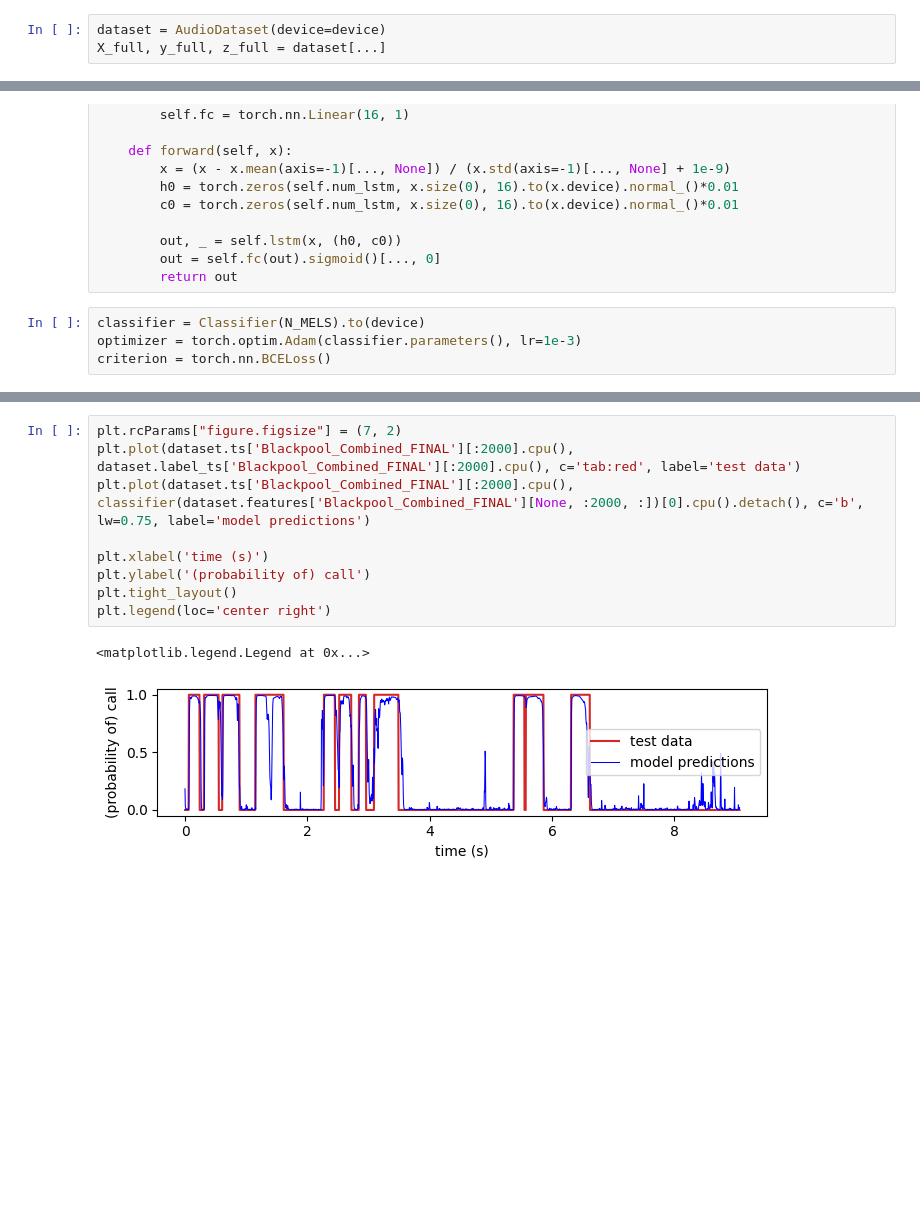
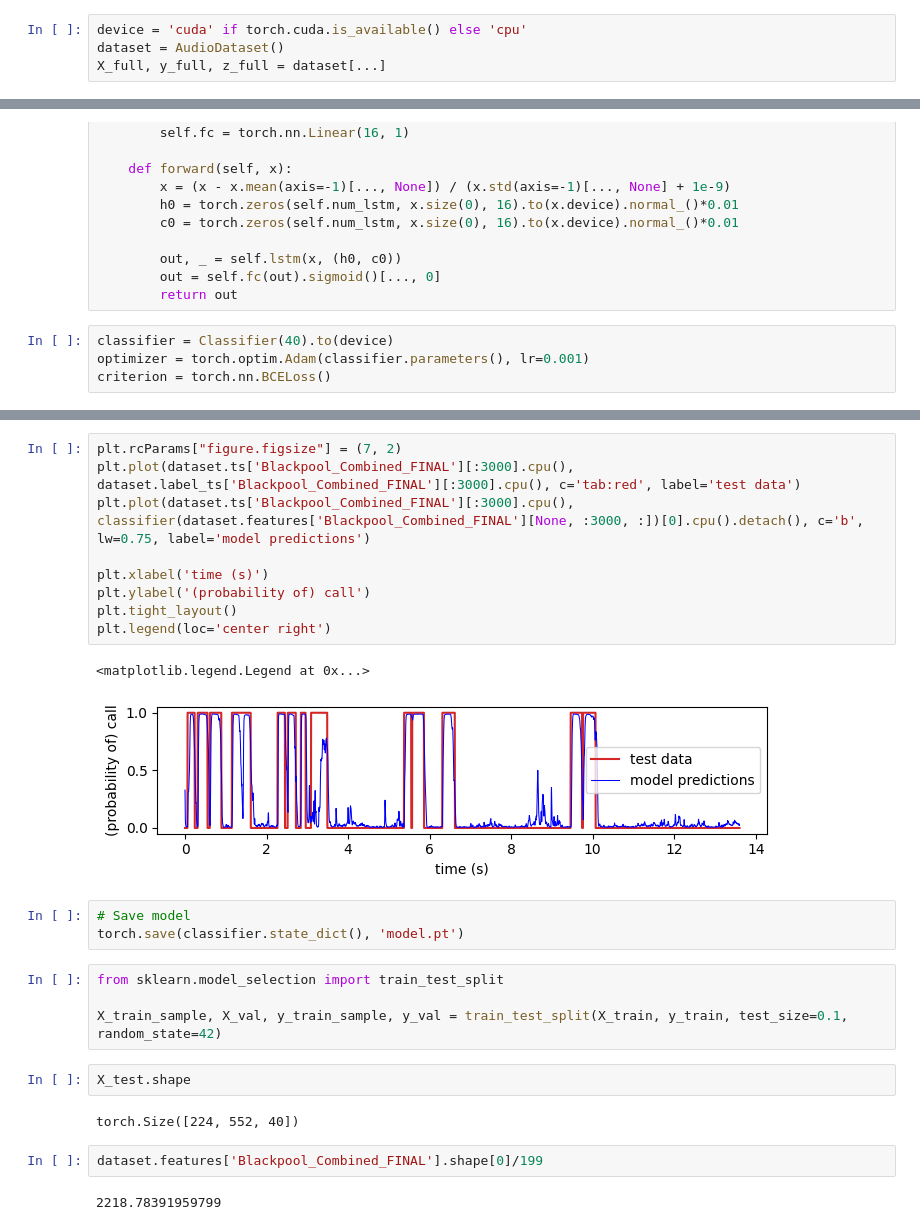
Before and after one commit to rkdan/cmci, a Jupyter notebook: testing.ipynb, the cells around one changed output, grey strips where cells are left out. Drawn from its saved outputs; the diff is of its cells as text; blank space fills up the shorter version.

```diff
--- a/testing.ipynb
+++ b/testing.ipynb
@@ -131,5 +27,6 @@ class AudioDataset(torch.utils.data.Dataset):
 # %%
-dataset = AudioDataset(device=device)
+device = 'cuda' if torch.cuda.is_available() else 'cpu'
+dataset = AudioDataset()
 X_full, y_full, z_full = dataset[...]
 # %%
 idx = np.random.choice(len(y_full), len(y_full), replace=False)
@@ -167,6 +64,6 @@ class Classifier(torch.nn.Module):
         out = self.fc(out).sigmoid()[..., 0]
         return out
 # %%
-classifier = Classifier(N_MELS).to(device)
-optimizer = torch.optim.Adam(classifier.parameters(), lr=1e-3)
+classifier = Classifier(40).to(device)
+optimizer = torch.optim.Adam(classifier.parameters(), lr=0.001)
 criterion = torch.nn.BCELoss()
@@ -239,12 +256,27 @@ F1: 0.629695885509839
 # %%
 plt.rcParams["figure.figsize"] = (7, 2)
-plt.plot(dataset.ts['Blackpool_Combined_FINAL'][:2000].cpu(), dataset.label_ts['Blackpool_Combined_FINAL'][:2000].cpu(), c='tab:red', label='test data')
-plt.plot(dataset.ts['Blackpool_Combined_FINAL'][:2000].cpu(), classifier(dataset.features['Blackpool_Combined_FINAL'][None, :2000, :])[0].cpu().detach(), c='b', lw=0.75, label='model predictions')
+plt.plot(dataset.ts['Blackpool_Combined_FINAL'][:3000].cpu(), dataset.label_ts['Blackpool_Combined_FINAL'][:3000].cpu(), c='tab:red', label='test data')
+plt.plot(dataset.ts['Blackpool_Combined_FINAL'][:3000].cpu(), classifier(dataset.features['Blackpool_Combined_FINAL'][None, :3000, :])[0].cpu().detach(), c='b', lw=0.75, label='model predictions')
 
 plt.xlabel('time (s)')
 plt.ylabel('(probability of) call')
 plt.tight_layout()
 plt.legend(loc='center right')
 # %% [output]
 <matplotlib.legend.Legend at 0x...>
-[figure, old version]
+[figure, new version]
+# %%
+# Save model
+torch.save(classifier.state_dict(), 'model.pt')
+# %%
+from sklearn.model_selection import train_test_split
+
+X_train_sample, X_val, y_train_sample, y_val = train_test_split(X_train, y_train, test_size=0.1, random_state=42)
+# %%
+X_test.shape
+# %% [output]
+torch.Size([224, 552, 40])
+# %%
+dataset.features['Blackpool_Combined_FINAL'].shape[0]/199
+# %% [output]
+2218.78391959799
```
Also changed, not shown: parts of 30 cells of this notebook, 2 other files.
